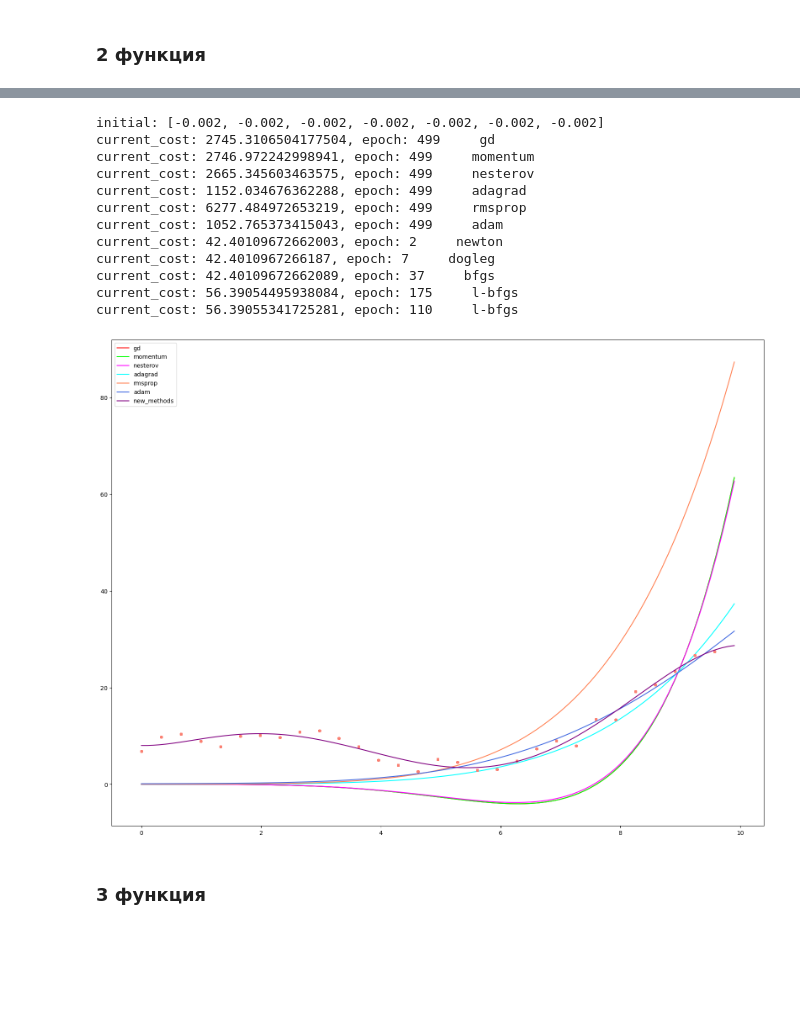
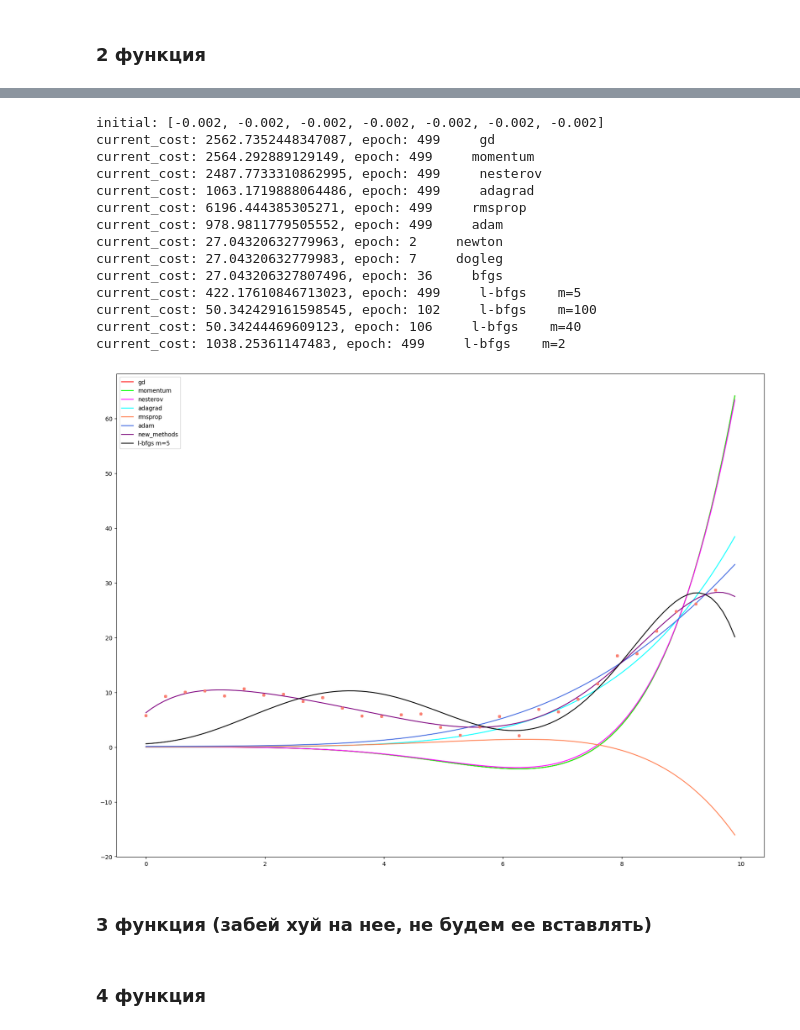
Before and after one commit to swerchansky/optimization-methods, a Jupyter notebook: 3_lab.ipynb, the cells around one changed output, grey strips where cells are left out. Saved outputs shown, nothing was run; the diff lists cells and outputs as text; code cells hidden in the pictures; blank space fills up the shorter version.

```diff
--- a/3_lab.ipynb
+++ b/3_lab.ipynb
@@ -220,7 +222,7 @@ def lbfgs_update(sk_list, yk_list, rho_list, q):
 
     return r
 
-def lbfgs(X, Y, coefficients, loss_function, func, loss_function_grad, symbols, eps=1e-4, m=10):
+def lbfgs(X, Y, coefficients, loss_function, func, loss_function_grad, symbols, eps=1e-4, m=10, max_iter=500):
     theta = np.array(coefficients.copy(), dtype=np.float64)
     previous_cost = 10 ** 6
     current_cost = loss_function(Y, X, theta, func)
@@ -232,7 +234,7 @@ def lbfgs(X, Y, coefficients, loss_function, func, loss_function_grad, symbols,
     yk_list = []
     rho_list = []
     pk = 0
-    while np.abs(previous_cost - current_cost) > eps:
+    while np.abs(previous_cost - current_cost) > eps and epoch < max_iter:
         previous_cost = current_cost
         if epoch == 1:
           pk = -gfk
@@ -260,7 +262,7 @@ def lbfgs(X, Y, coefficients, loss_function, func, loss_function_grad, symbols,
         current_cost = loss_function(Y, X, theta, func)
         epoch += 1
 
-    print(f"current_cost: {current_cost}, epoch: {epoch-1}     l-bfgs")
+    print(f"current_cost: {current_cost}, epoch: {epoch-1}     l-bfgs    m={m}")
     return theta
 # %% [markdown]
 ## методы из прошлых лаб
@@ -589,15 +591,17 @@ result[4] = gd_with_rmsprop(X, Y, INITIAL_THETA, loss_function, func, loss_funct
 result[5] = gd_with_adam(X, Y, INITIAL_THETA, loss_function, func, loss_function_grad, lr=1, eps=eps)
 
 result[6] = gauss_newton(X, Y, INITIAL_THETA, loss_function, func, eps=eps)
-result[7] = powell_dog_leg(X, Y, INITIAL_THETA, loss_function, func, loss_function_grad, hessian_func, eps=eps)
-result[8] = bfgs(X, Y, INITIAL_THETA, loss_function, func, loss_function_grad, symbols, eps=eps)
-result[9] = lbfgs(X, Y, INITIAL_THETA, loss_function, func, loss_function_grad, symbols, eps=1e-8)
+powell_dog_leg(X, Y, INITIAL_THETA, loss_function, func, loss_function_grad, hessian_func, eps=eps)
+bfgs(X, Y, INITIAL_THETA, loss_function, func, loss_function_grad, symbols, eps=eps)
+result[7] = lbfgs(X, Y, INITIAL_THETA, loss_function, func, loss_function_grad, symbols, eps=1e-8, m=5)
 
-# если поменять m, то l-bfgs заебись становится
+# сделай таблички с разыными m
+lbfgs(X, Y, INITIAL_THETA, loss_function, func, loss_function_grad, symbols, eps=1e-8, m=100)
 lbfgs(X, Y, INITIAL_THETA, loss_function, func, loss_function_grad, symbols, eps=1e-8, m=40)
+lbfgs(X, Y, INITIAL_THETA, loss_function, func, loss_function_grad, symbols, eps=1e-8, m=2)
 
-colors = ['red', 'lime', 'fuchsia', 'aqua', 'coral', 'royalblue', 'purple']
-labels = ['gd', 'momentum', 'nesterov', 'adagrad', 'rmsprop', 'adam', 'new_methods']
+colors = ['red', 'lime', 'fuchsia', 'aqua', 'coral', 'royalblue', 'purple', 'black']
+labels = ['gd', 'momentum', 'nesterov', 'adagrad', 'rmsprop', 'adam', 'new_methods', 'l-bfgs m=5']
 
 plt.rcParams["figure.figsize"] = (20, 15)
 fig, ax = plt.subplots()
@@ -624,15 +628,17 @@ result[4] = gd_with_rmsprop(X, Y, INITIAL_THETA, loss_function, func, loss_funct
 result[5] = gd_with_adam(X, Y, INITIAL_THETA, loss_function, func, loss_function_grad, lr=1, eps=eps)
 
 result[6] = gauss_newton(X, Y, INITIAL_THETA, loss_function, func, eps=eps)
-result[7] = powell_dog_leg(X, Y, INITIAL_THETA, loss_function, func, loss_function_grad, hessian_func, eps=eps)
-result[8] = bfgs(X, Y, INITIAL_THETA, loss_function, func, loss_function_grad, symbols, eps=eps)
-result[9] = lbfgs(X, Y, INITIAL_THETA, loss_function, func, loss_function_grad, symbols, eps=1e-8)
+powell_dog_leg(X, Y, INITIAL_THETA, loss_function, func, loss_function_grad, hessian_func, eps=eps)
+bfgs(X, Y, INITIAL_THETA, loss_function, func, loss_function_grad, symbols, eps=eps)
+result[7] = lbfgs(X, Y, INITIAL_THETA, loss_function, func, loss_function_grad, symbols, eps=1e-8, m=5)
 
 # если поменять m, то l-bfgs заебись становится
+lbfgs(X, Y, INITIAL_THETA, loss_function, func, loss_function_grad, symbols, eps=1e-8, m=100)
 lbfgs(X, Y, INITIAL_THETA, loss_function, func, loss_function_grad, symbols, eps=1e-8, m=40)
+lbfgs(X, Y, INITIAL_THETA, loss_function, func, loss_function_grad, symbols, eps=1e-8, m=2)
 
-colors = ['red', 'lime', 'fuchsia', 'aqua', 'coral', 'royalblue', 'purple']
-labels = ['gd', 'momentum', 'nesterov', 'adagrad', 'rmsprop', 'adam', 'new_methods']
+colors = ['red', 'lime', 'fuchsia', 'aqua', 'coral', 'royalblue', 'purple', 'black']
+labels = ['gd', 'momentum', 'nesterov', 'adagrad', 'rmsprop', 'adam', 'new_methods', 'l-bfgs m=5']
 
 plt.rcParams["figure.figsize"] = (20, 15)
 fig, ax = plt.subplots()
@@ -659,13 +667,17 @@ current_cost: 43.19627681847428, epoch: 137     l-bfgs
 initial: [-0.002, -0.002, -0.002, -0.002, -0.002, -0.002, -0.002]
-current_cost: 2745.3106504177504, epoch: 499     gd
-current_cost: 2746.972242998941, epoch: 499     momentum
-current_cost: 2665.345603463575, epoch: 499     nesterov
-current_cost: 1152.034676362288, epoch: 499     adagrad
-current_cost: 6277.484972653219, epoch: 499     rmsprop
-current_cost: 1052.765373415043, epoch: 499     adam
-current_cost: 42.40109672662003, epoch: 2     newton
-current_cost: 42.4010967266187, epoch: 7     dogleg
-current_cost: 42.40109672662089, epoch: 37     bfgs
-current_cost: 56.39054495938084, epoch: 175     l-bfgs
-current_cost: 56.39055341725281, epoch: 110     l-bfgs
+current_cost: 2562.7352448347087, epoch: 499     gd
+current_cost: 2564.292889129149, epoch: 499     momentum
+current_cost: 2487.7733310862995, epoch: 499     nesterov
+current_cost: 1063.1719888064486, epoch: 499     adagrad
+current_cost: 6196.444385305271, epoch: 499     rmsprop
+current_cost: 978.9811779505552, epoch: 499     adam
+current_cost: 27.04320632779963, epoch: 2     newton
+current_cost: 27.04320632779983, epoch: 7     dogleg
+current_cost: 27.043206327807496, epoch: 36     bfgs
+current_cost: 422.17610846713023, epoch: 499     l-bfgs    m=5
+current_cost: 50.342429161598545, epoch: 102     l-bfgs    m=100
+current_cost: 50.34244469609123, epoch: 106     l-bfgs    m=40
+current_cost: 1038.25361147483, epoch: 499     l-bfgs    m=2
-[figure, old version]
+[figure, new version]
+# %% [markdown]
+### 3 функция (забей хуй на нее, не будем ее вставлять)
@@ -672,4 +758,4 @@ current_cost: 56.39055341725281, epoch: 110     l-bfgs
 # %% [markdown]
-### 3 функция
+### 4 функция
 # %%
 TOTAL = 30
```
Also changed, not shown: parts of 4 cells of this notebook.
